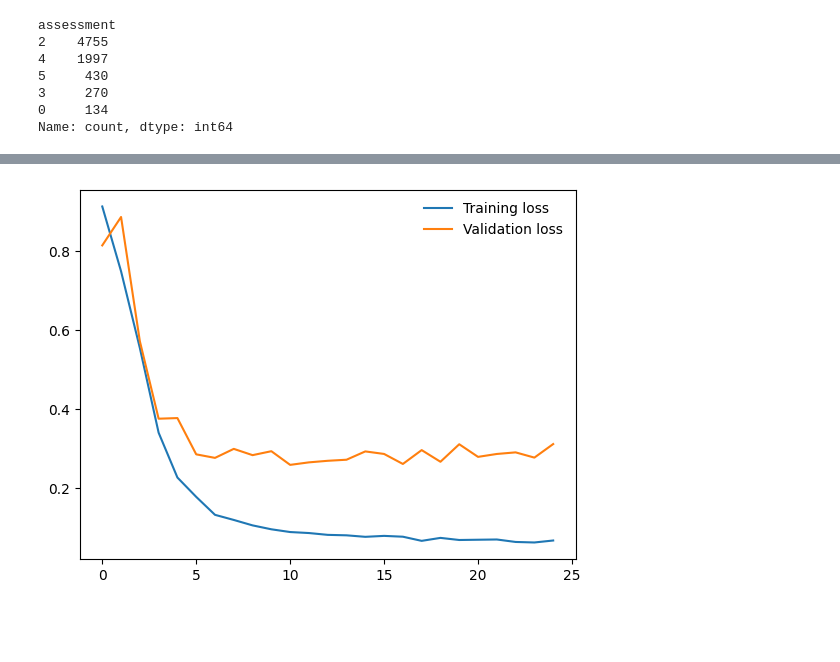
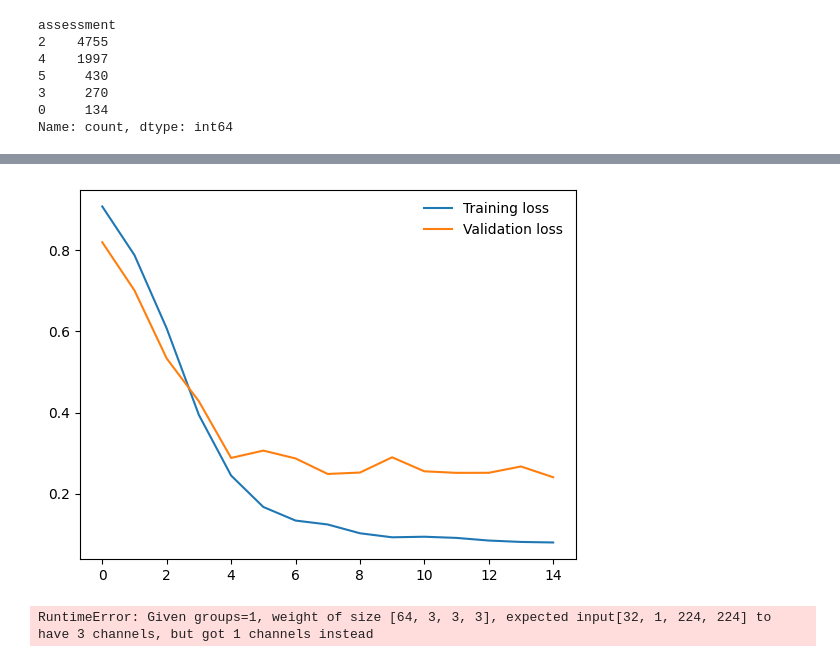
Before and after one commit to TyWilliams03/BME450-project, a Jupyter notebook: Project.ipynb, the cells around one changed output, grey strips where cells are left out. Saved outputs shown, nothing was run; the diff lists cells and outputs as text; code cells hidden in the pictures; blank space fills up the shorter version.

```diff
--- a/Project.ipynb
+++ b/Project.ipynb
@@ -269,17 +351,17 @@ show_batch(train_dataloader)
 import torch
 
 
-class MammogramModel(torch.nn.Module):       #create the nerual network model
+class MammogramModel(torch.nn.Module):       #create the neural network model
 
     def __init__(self):
         super().__init__()
-        self.conv1 = torch.nn.Conv2d(1, 32, 3, padding=1)       #first convolutional layer
-        self.conv2 = torch.nn.Conv2d(32, 64, 3, padding=1)      #second convolutional layer
-        self.conv3 = torch.nn.Conv2d(64, 128, 3, padding=1)     #third convolutional layer
+        self.conv1 = torch.nn.Conv2d(1, 16, 3, padding=1)       #first convolutional layer
+        self.conv2 = torch.nn.Conv2d(16, 32, 3, padding=1)      #second convolutional layer
+        self.conv3 = torch.nn.Conv2d(32, 64, 3, padding=1)     #third convolutional layer
 
         self.pool = torch.nn.MaxPool2d(2, 2)                    #improve efficiency by creating maximum pool for input signal
 
-        self.fc1 = torch.nn.Linear(128 * 28 * 28, 512)          #first linear layer
+        self.fc1 = torch.nn.Linear(64 * 28 * 28, 512)          #first linear layer
         self.fc2 = torch.nn.Linear(512, 6)                      #second linear layer
 
     def forward(self, x):
@@ -288,7 +370,7 @@ class MammogramModel(torch.nn.Module):       #create the nerual network model
         x = self.pool(torch.nn.functional.relu(self.conv2(x)))
         x = self.pool(torch.nn.functional.relu(self.conv3(x)))
 
-        x = x.view(-1, 128 * 28 * 28)
+        x = x.view(-1, 64 * 28 * 28)
 
         x = torch.nn.functional.relu(self.fc1(x))
         x = self.fc2(x)
@@ -309,7 +391,7 @@ device = "cpu"
 
 model.to(device)
 
-def train_model(model, criterion, optimizer, train_dataloader, val_dataloader, num_epochs=25):
+def train_model(model, criterion, optimizer, train_dataloader, val_dataloader, num_epochs=15):
     train_losses = []
     val_losses = []
     for epoch in range(num_epochs):
@@ -343,7 +425,7 @@ def train_model(model, criterion, optimizer, train_dataloader, val_dataloader, n
     return model, train_losses, val_losses
 
 
-model, train_losses, val_losses = train_model(model, criterion, optimizer, train_dataloader, val_dataloader, num_epochs=25)
+model, train_losses, val_losses = train_model(model, criterion, optimizer, train_dataloader, val_dataloader, num_epochs=15)
 
 plt.plot(train_losses, label='Training loss')
 
@@ -373 +453 @@ Epoch: 25       Training Loss: 0.067576         Validation Loss: 0.311778
-[figure, old version]
+[figure, new version]
@@ -373,0 +458,17 @@ Epoch: 25       Training Loss: 0.067576         Validation Loss: 0.311778
+# %%
+import torchvision.models as models
+import torch
+model.load_state_dict(torch.load('Model_3.pth'))
+
+val_loss = []
+device = "cpu"
+
+for data, target in test_dataloader:
+            data, target = data.to(device), target.to(device)
+            output = model(data)
+            output = output.type(torch.FloatTensor)
+            target = target.type(torch.LongTensor)
+            loss = criterion(output, target)
+            val_loss += loss.item() * data.size(0)
+# %% [output]
+RuntimeError: Given groups=1, weight of size [64, 3, 3, 3], expected input[32, 1, 224, 224] to have 3 channels, but got 1 channels instead
```
Also changed, not shown: parts of 12 cells of this notebook.
